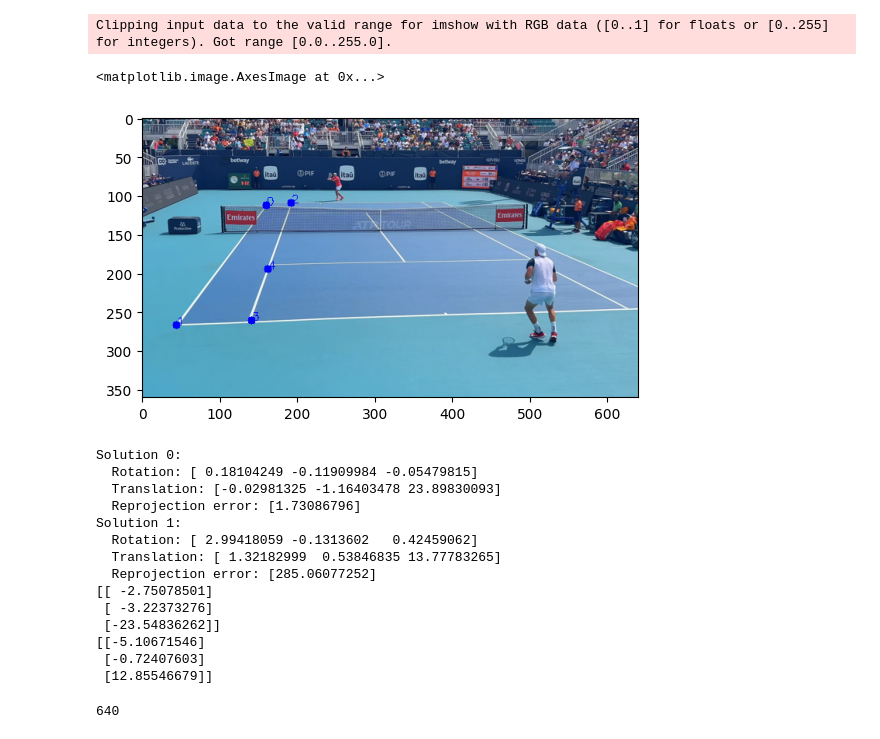
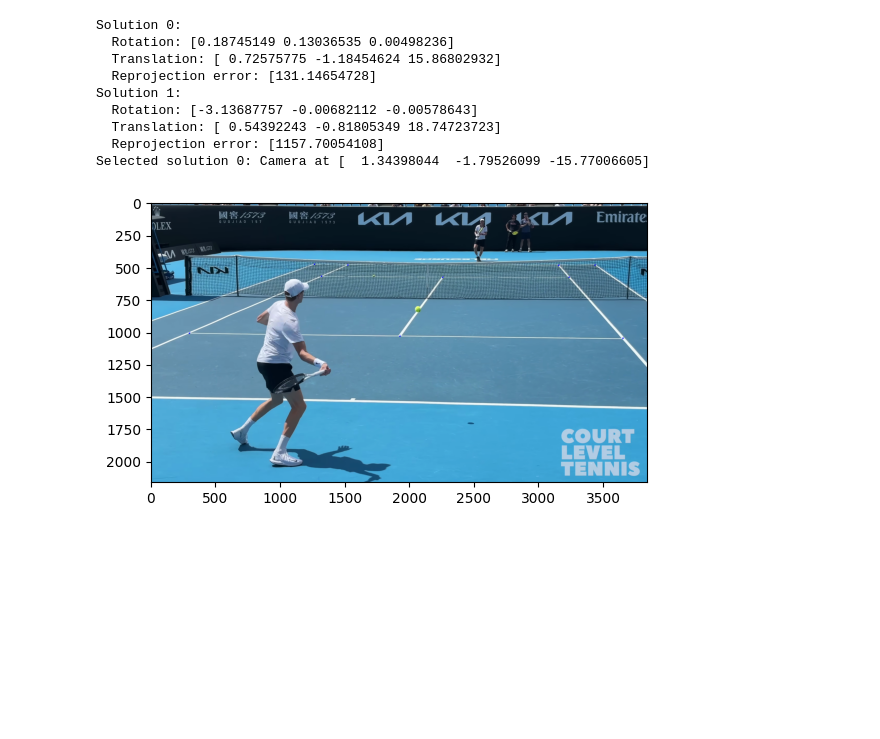
Before and after one commit to dcaustin33/sports_3d, a Jupyter notebook: sports_3d/homography/test.ipynb, the cells around one changed output. Cells and saved outputs as stored; diff of their text form; code cells hidden in the pictures; blank space fills up the shorter version.

```diff
--- a/sports_3d/homography/test.ipynb
+++ b/sports_3d/homography/test.ipynb
@@ -372,3 +372,18 @@ def select_valid_solution(rvecs, tvecs, reprojErrors):
     # Fallback to lowest reprojection error
     best_idx = np.argmin(reprojErrors)
     return rvecs[best_idx], tvecs[best_idx], reprojErrors[best_idx]
+
+def read_txt_file(file_path: str):
+    with open(file_path, "r") as f:
+        return f.readlines()
+
+def get_2d_and_3d_keypoints(file_path: str):
+    keypoints = read_txt_file(file_path)
+    keypoints = [tuple(map(float, line.split())) for line in keypoints]
+    points_3d = []
+    for keypoint in keypoints:
+        points_3d.append(three_d_keypoints[int(keypoint[0])])
+    points_2d = []
+    for keypoint in keypoints:
+        points_2d.append((keypoint[1], keypoint[2]))
+    return np.array(points_2d), np.array(points_3d)
@@ -406,49 +390,29 @@ refined_keypoints = [
-# %%
-plt.imshow(plot_keypoints(refined_keypoints, image[0].cpu().detach().numpy().transpose(1, 2, 0)))
-# %% [output]
-Clipping input data to the valid range for imshow with RGB data ([0..1] for floats or [0..255] for integers). Got range [0.0..255.0].
-<matplotlib.image.AxesImage at 0x...>
-[figure, removed]
 # %%
-points_2d = refined_keypoints
-points_3d = [
-    three_d_keypoints[0],
-    three_d_keypoints[2],
-    three_d_keypoints[4],
-    three_d_keypoints[5],
-    three_d_keypoints[10]
-]
-points_2d = np.array(points_2d)
-points_3d = np.array(points_3d)
-min_f, max_f = estimate_focal_range(image.shape[2], image.shape[1])
+keypoints_path = "/Users/derek/Desktop/sports_3d/data/sinner_ruud_keypoints/frame_004200_t70.000s_keypoints.txt"
+image = cv2.imread("/Users/derek/Desktop/sports_3d/data/sinner_ruud_Frames/frame_004200_t70.000s.png")
+keypoints_2d, keypoints_3d = get_2d_and_3d_keypoints(keypoints_path)
+plt.imshow(plot_keypoints(keypoints_2d, cv2.cvtColor(image, cv2.COLOR_BGR2RGB)))
+min_f, max_f = estimate_focal_range(image.shape[0], image.shape[1])
+best_f, best_pose, best_error = solve_pnp_with_focal_search(
+    keypoints_3d, keypoints_2d, focal_range=(min_f, max_f), principal_point=(image.shape[1] / 2, image.shape[0] / 2)
+)
 
-best_f, best_pose, best_error = solve_pnp_with_focal_search(
-points_3d, points_2d, focal_range=(min_f, max_f), principal_point=(image[0].shape[2] / 2, image[0].shape[1] / 2)
-)
 camera_matrix = np.array(
-    [[best_f, 0, image[0].shape[2] / 2], [0, best_f, image[0].shape[1] / 2], [0, 0, 1]],
+    [[best_f, 0, image.shape[1] / 2], [0, best_f, image.shape[0] / 2], [0, 0, 1]],
     dtype=np.float32,
 )
-rvecs, tvecs, errors = solve_planar_pnp(points_3d, points_2d, camera_matrix)
+rvecs, tvecs, errors = solve_planar_pnp(keypoints_3d, keypoints_2d, camera_matrix)
 rvec, tvec, error = select_valid_solution(rvecs, tvecs, errors)
 camera_pos, R_world = get_camera_pose_in_world(rvec, tvec)
 extrinsic_matrix = rvec_tvec_to_extrinsic(rvec, tvec)
 # %% [output]
 Solution 0:
-  Rotation: [ 0.18104249 -0.11909984 -0.05479815]
-  Translation: [-0.02981325 -1.16403478 23.89830093]
-  Reprojection error: [1.73086796]
+  Rotation: [0.18745149 0.13036535 0.00498236]
+  Translation: [ 0.72575775 -1.18454624 15.86802932]
+  Reprojection error: [131.14654728]
 Solution 1:
-  Rotation: [ 2.99418059 -0.1313602   0.42459062]
-  Translation: [ 1.32182999  0.53846835 13.77783265]
-  Reprojection error: [285.06077252]
-[[ -2.75078501]
- [ -3.22373276]
- [-23.54836262]]
-[[-5.10671546]
- [-0.72407603]
- [12.85546679]]
+  Rotation: [-3.13687757 -0.00682112 -0.00578643]
+  Translation: [ 0.54392243 -0.81805349 18.74723723]
+  Reprojection error: [1157.70054108]
+Selected solution 0: Camera at [  1.34398044  -1.79526099 -15.77006605]
+[figure, added]
-# %%
-image_width * 0.03
-# %% [output]
-640
```
Also changed, not shown: parts of 8 cells of this notebook, 9 other files.
